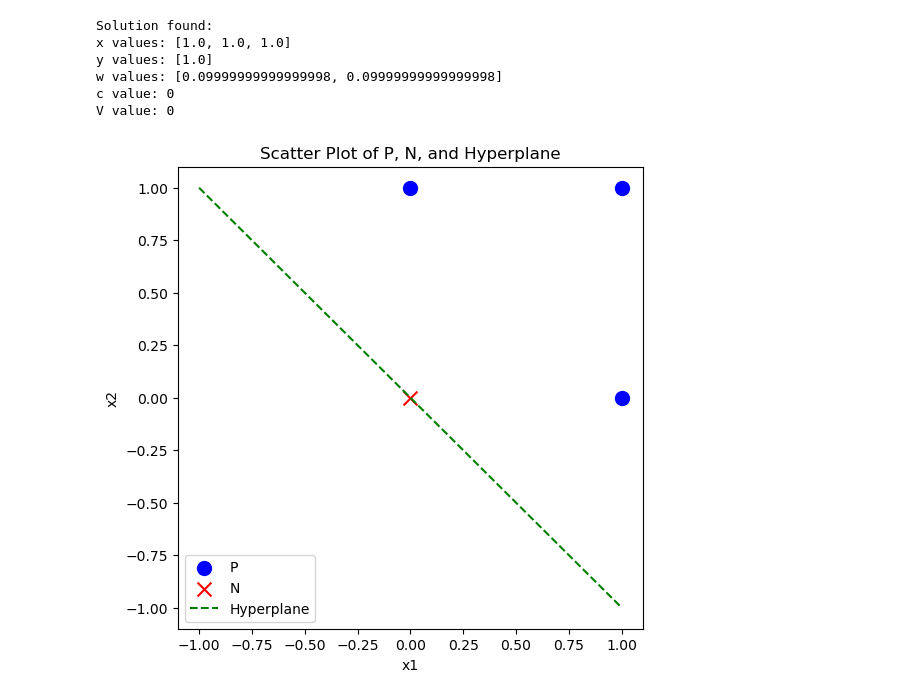
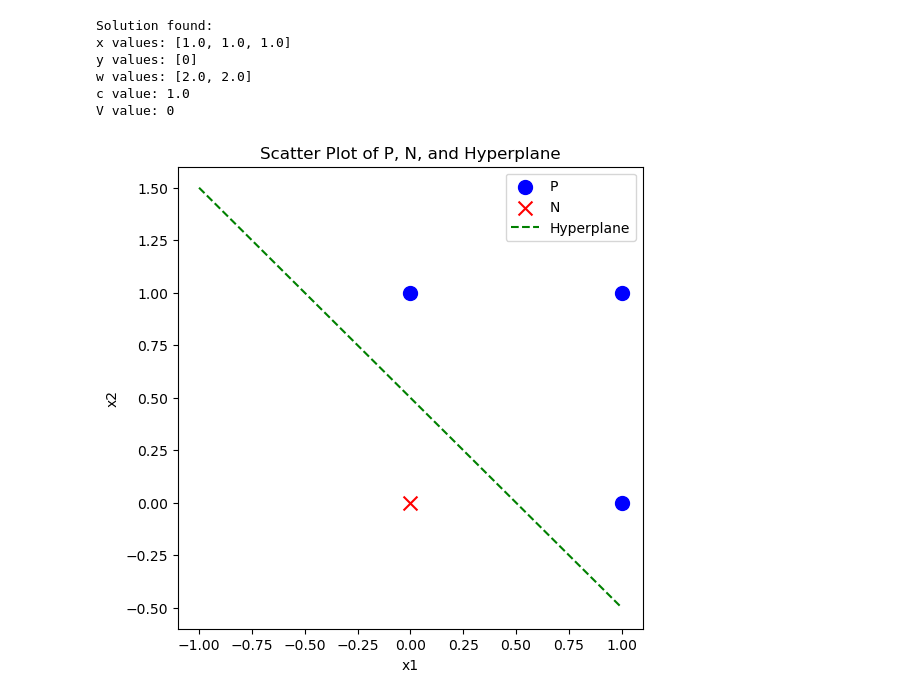
Before and after one commit to aarishshahmohsin/case, a Jupyter notebook: CPLEX_optim.ipynb, the cells around one changed output. Saved outputs shown, nothing was run; the diff lists cells and outputs as text; code cells hidden in the pictures.

```diff
--- a/CPLEX_optim.ipynb
+++ b/CPLEX_optim.ipynb
@@ -9,10 +9,14 @@ import matplotlib.pyplot as plt
 
 P = np.array([[1, 1], [1, 0], [0, 1]])
 N = np.array([[0, 0]])
-theta = 0.5
-R = 0.5
-epsilon_P = 0.1
-epsilon_N = 0.1
+theta0 = 99
+theta1 = 100
+theta = theta0 / theta1
+# theta = 0.5
+R = 3e-3
+epsilon_P = 1e-3
+epsilon_N = 2e-3
+lambda_param = (len(P) + 1) * theta1
 
 def solve_milp_with_lambda(P, N, theta, R, epsilon_P, epsilon_N, lambda_param):
     mdl = Model("MILP_with_lambda")
@@ -42,6 +46,12 @@ def solve_milp_with_lambda(P, N, theta, R, epsilon_P, epsilon_N, lambda_param):
 
     solution = mdl.solve()
 
+    mdl.solution.export("solution.json")
+    # mdl.write("lpex1.lp")
+
+
+
+
     if solution:
         x_values = [solution[x] for x in x_vars]
         y_values = [solution[y] for y in y_vars]
@@ -62,39 +72,39 @@ def solve_milp_with_lambda(P, N, theta, R, epsilon_P, epsilon_N, lambda_param):
         return None
 
 
-lambda_param = 1.0
+# lambda_param = 1.0
 solution, x_values, y_values, w_values, c_value, V_value = solve_milp_with_lambda(P, N, theta, R, epsilon_P, epsilon_N, lambda_param)
 # %% [output]
 Solution found:
 x values: [1.0, 1.0, 1.0]
-y values: [1.0]
-w values: [0.09999999999999998, 0.09999999999999998]
-c value: 0
+y values: [0]
+w values: [2.0, 2.0]
+c value: 1.0
 V value: 0
 # %%
 import numpy as np
 import matplotlib.pyplot as plt
 
 
 P = np.array(P)
 N = np.array(N)
 
 fig, ax = plt.subplots(figsize=(6, 6))
 
 ax.scatter(P[:, 0], P[:, 1], color='blue', label='P', marker='o', s=100)
 ax.scatter(N[:, 0], N[:, 1], color='red', label='N', marker='x', s=100)
 
 x1_vals = np.linspace(-1, 1, 100)
-x2_vals = - (w_values[0] / w_values[1]) * x1_vals - c_value / w_values[1]
+x2_vals = - (w_values[0] / w_values[1]) * x1_vals + c_value / w_values[1]
 
 ax.plot(x1_vals, x2_vals, color='green', label='Hyperplane', linestyle='--')
 
 ax.set_xlabel('x1')
 ax.set_ylabel('x2')
 ax.set_title('Scatter Plot of P, N, and Hyperplane')
 
 ax.legend()
 
 plt.show()
 # %% [output]
-[figure, old version]
+[figure, new version]
```
Also changed, not shown: 2 other files.
